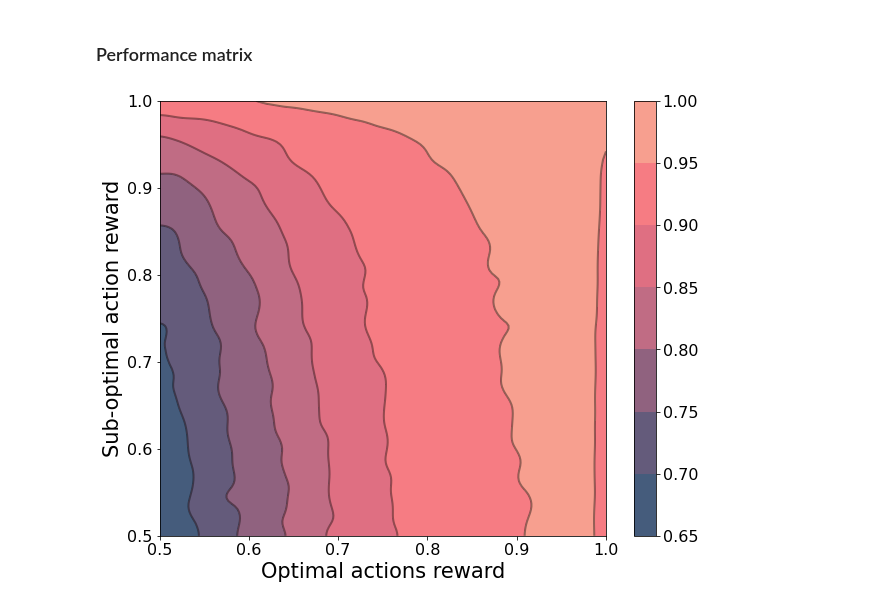
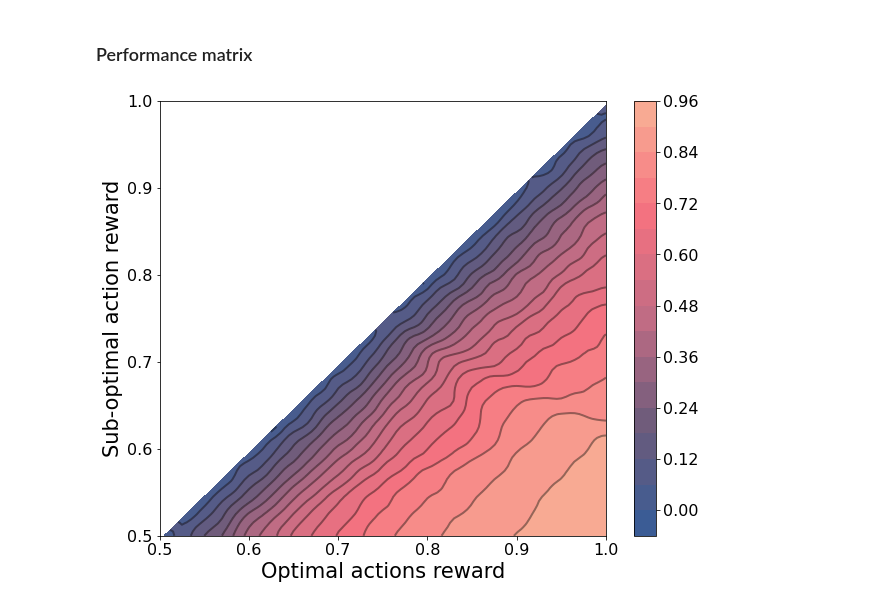
Before and after one commit to geoant1/optimism_and_pessimism, a Jupyter notebook: Code/Notebooks/PerformanceMatrix.ipynb, the cells around one changed output. Drawn from its saved outputs; the diff is of its cells as text; code cells hidden in the pictures.

Commit message:
added data

```diff
--- a/Code/Notebooks/PerformanceMatrix.ipynb
+++ b/Code/Notebooks/PerformanceMatrix.ipynb
@@ -25,4 +25,6 @@ def get_continuous_cmap(hex_list, float_list=None):
     return cmp
 # %% [markdown]
 ### Performance matrix
+# %%
+root_folder = '/Users/GA/Documents/Dayan_lab/Optimism_And_Pessimism_In_Optimised_Replay/Figures_data/'
 # %%
@@ -30,16 +33,23 @@ hex_list = ['#F8B195', '#F67280', '#C06C84', '#6C5B7B', '#355C7D'][::-1]
 # %%
-what = 'perf_matrix'
+# what = 'perf_matrix'
+# data_folder = os.path.join(root_folder, 'fig2/d/%s'%what)
+
+# what = 'rat_matrix'
+# data_folder = os.path.join(root_folder, 'supp1/c/%s'%what)
+
 # what = 'pessimism_scale'
+# data_folder = os.path.join(root_folder, 'supp1/b/%s'%what)
 
-root_folder = '/Users/GA/Documents/Dayan_lab/Optimism_And_Pessimism_In_Optimised_Replay/new_figures_data/fig2/d/perf_matrix'
-# root_folder = '/Users/GA/Documents/Dayan_lab/Optimism_And_Pessimism_In_Optimised_Replay/Paper/Figures_data/supp1/rat_matrix'
+what = 'entropy_range'
+data_folder = os.path.join(root_folder, 'supp1/a/%s'%what)
 
-n = 150
-tmp = np.zeros((n, n))
+# n = 150
+# tmp = np.zeros((n, n))
 
-for i in range(n):
-    z = np.load(os.path.join(root_folder, what+'_%u.npy'%i))
-    tmp[i, :] = z
+# for i in range(n):
+#     z = np.load(os.path.join(data_folder, what+'_%u.npy'%i))
+#     tmp[i, :] = z
 
-# n = 101
-# tmp = np.load(os.path.join(root_folder, what+'.npy'))
+n    = 101
+tmp  = np.load(data_folder+'_smoothed.npy')
+bias = tmp
@@ -46,3 +58,3 @@ for i in range(n):
 # %%
 # bias = tmp
-bias = gaussian_filter(tmp, 3.5)
+bias = gaussian_filter(tmp, 1.5)
@@ -49,22 +63,24 @@ bias = gaussian_filter(tmp, 3.5)
 # %%
+# fig = plt.figure(figsize=(10, 8))
 fig = plt.figure(figsize=(10, 8))
 
 x = np.linspace(0.5, 1, n)
 y = np.linspace(0.5, 1, n)
 
 X, Y = np.meshgrid(y, x)
 
-k = 6
+# k = 6
+k = 16
 plt.contourf(X, Y, bias, k, cmap=get_continuous_cmap(hex_list))
 cbar = plt.colorbar()
 cbar.ax.tick_params(labelsize=16)
 
-plt.contour(X, Y, bias, k, colors=['k']*k, linewidths=2, alpha=0.4)
+plt.contour(X, Y, bias, k, colors=['k']*k, linewidths=2, alpha=0.4);
 plt.xlabel('Optimal actions reward', fontsize=21);
 plt.ylabel('Sub-optimal action reward', fontsize=21);
-plt.xticks(fontsize=16)
-plt.yticks(fontsize=16)
-# plt.title(r'Steady-state performace. $\beta=1.5, \alpha=0.62$', fontsize=20)
-plt.savefig('/Users/GA/Documents/Dayan_lab/Optimism_And_Pessimism_In_Optimised_Replay/new_figures_data/fig2/d/Performance.svg', transparent=True)
+plt.xticks(fontsize=16);
+plt.yticks(fontsize=16);
+
+plt.savefig(os.path.join(root_folder, 'supp1/a/%s.svg'%what), transparent=True)
 # %% [output]
-[figure, old version]
+[figure, new version]
```
Also changed, not shown: parts of 3 cells of this notebook, 13 other files.
